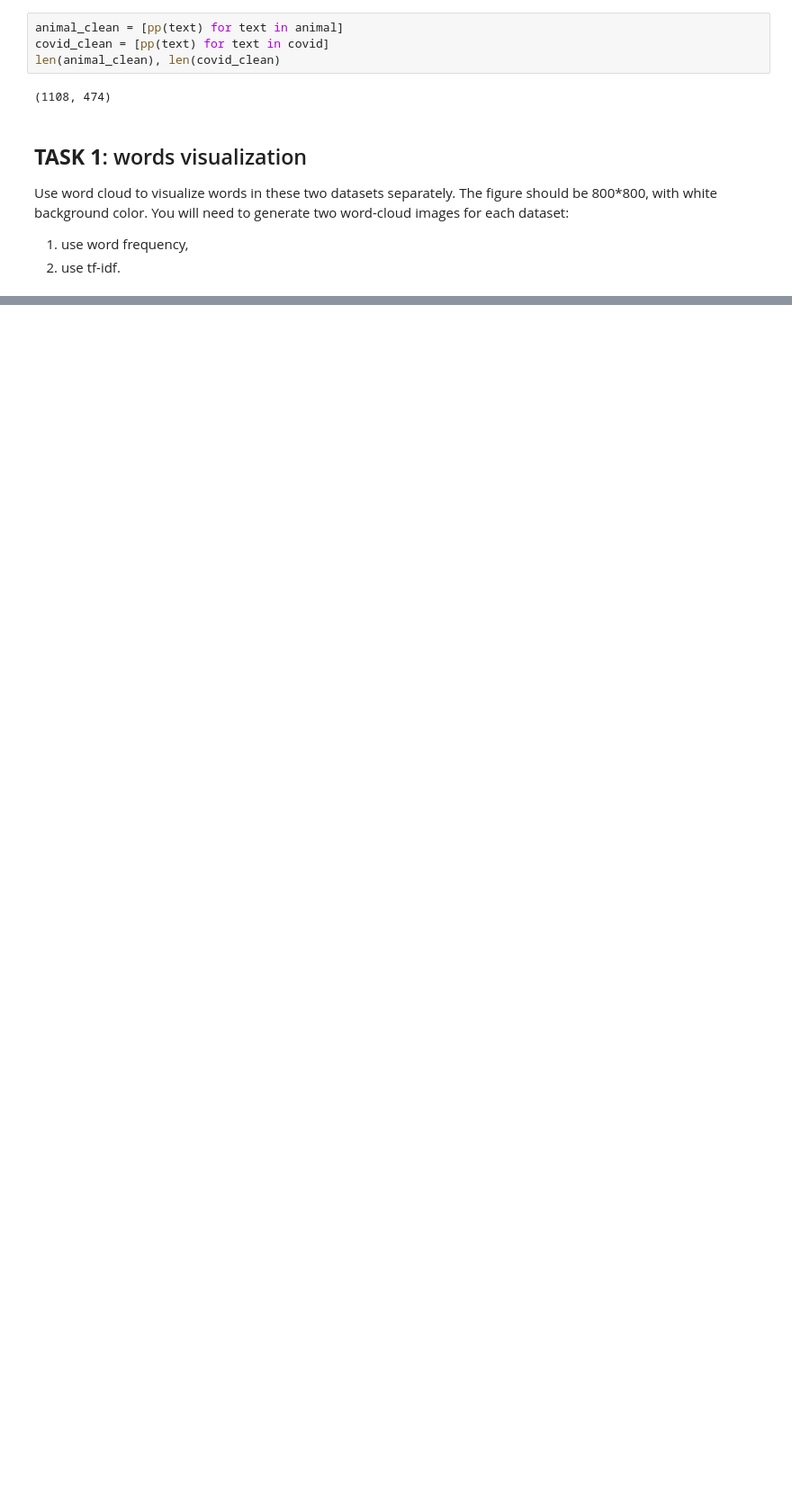
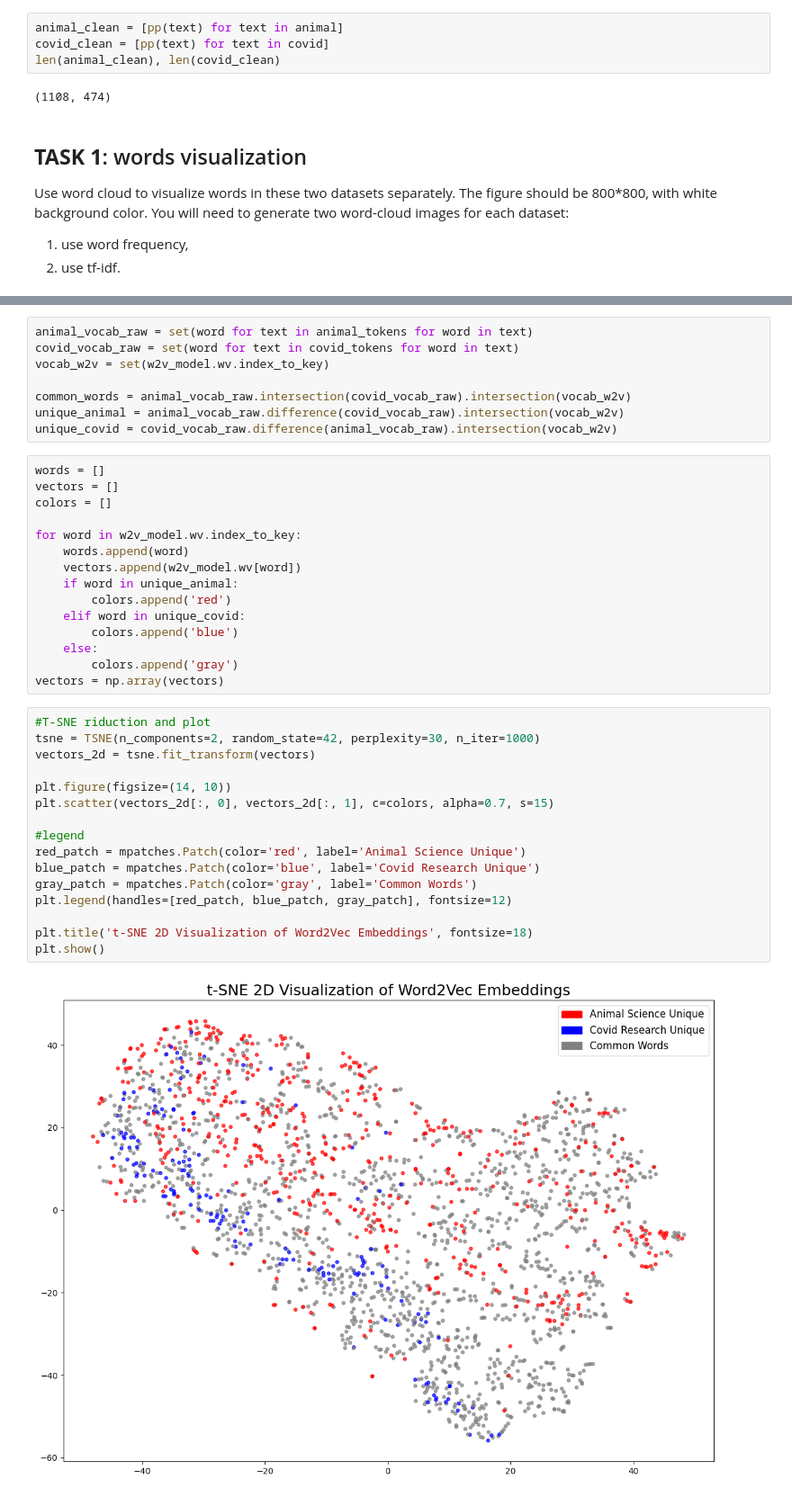
Before and after one commit to Pgiuliano8/COMS5790-NPL-Projects, a Jupyter notebook: project1.ipynb, the cells around one changed output, grey strips where cells are left out. Shown at 90% size. Drawn from its saved outputs; the diff is of its cells as text; blank space fills up the shorter version.

```diff
--- a/project1.ipynb
+++ b/project1.ipynb
@@ -91,0 +166,41 @@ Use word cloud to visualize words in these two datasets separately. The figure s
+# %%
+animal_vocab_raw = set(word for text in animal_tokens for word in text)
+covid_vocab_raw = set(word for text in covid_tokens for word in text)
+vocab_w2v = set(w2v_model.wv.index_to_key)
+
+common_words = animal_vocab_raw.intersection(covid_vocab_raw).intersection(vocab_w2v)
+unique_animal = animal_vocab_raw.difference(covid_vocab_raw).intersection(vocab_w2v)
+unique_covid = covid_vocab_raw.difference(animal_vocab_raw).intersection(vocab_w2v)
+# %%
+words = []
+vectors = []
+colors = []
+
+for word in w2v_model.wv.index_to_key:
+    words.append(word)
+    vectors.append(w2v_model.wv[word])
+    if word in unique_animal:
+        colors.append('red')
+    elif word in unique_covid:
+        colors.append('blue')
+    else:
+        colors.append('gray')
+vectors = np.array(vectors)
+# %%
+#T-SNE riduction and plot
+tsne = TSNE(n_components=2, random_state=42, perplexity=30, n_iter=1000)
+vectors_2d = tsne.fit_transform(vectors)
+
+plt.figure(figsize=(14, 10))
+plt.scatter(vectors_2d[:, 0], vectors_2d[:, 1], c=colors, alpha=0.7, s=15)
+
+#legend
+red_patch = mpatches.Patch(color='red', label='Animal Science Unique')
+blue_patch = mpatches.Patch(color='blue', label='Covid Research Unique')
+gray_patch = mpatches.Patch(color='gray', label='Common Words')
+plt.legend(handles=[red_patch, blue_patch, gray_patch], fontsize=12)
+
+plt.title('t-SNE 2D Visualization of Word2Vec Embeddings', fontsize=18)
+plt.show()
+# %% [output]
+[figure, added]
```
Also changed, not shown: parts of 9 cells of this notebook.
